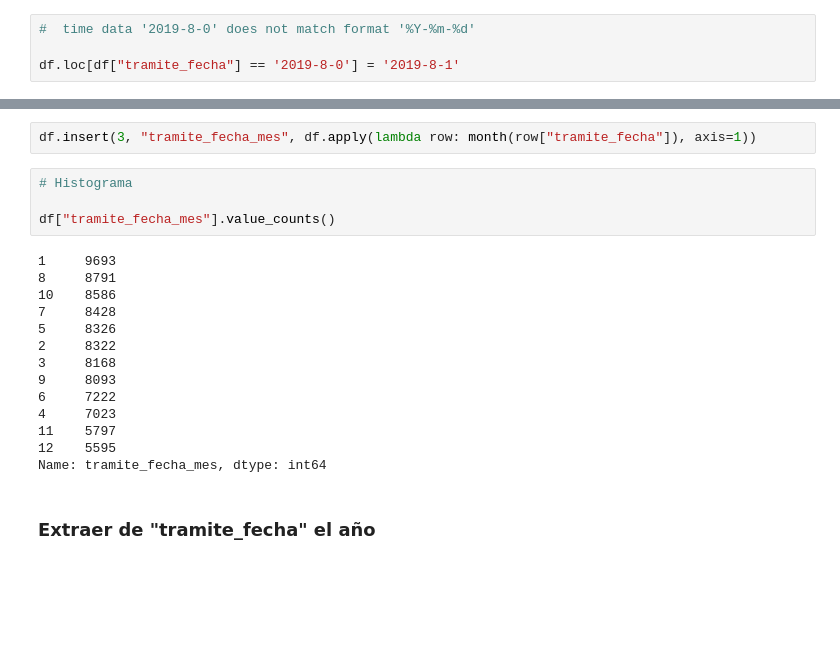
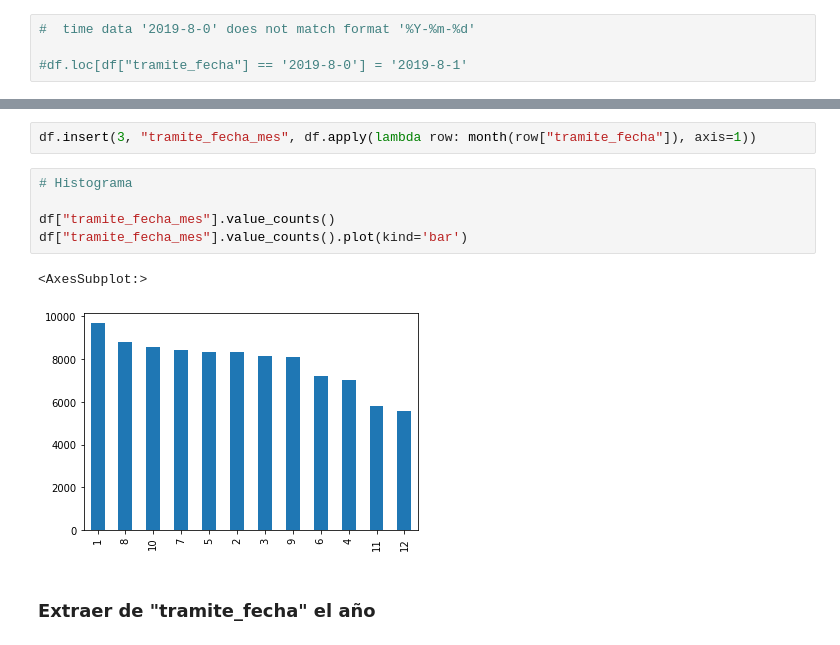
Before and after one commit to felixreyero/isi-tp-fin, a Jupyter notebook: ISI - Final.ipynb, the cells around one changed output, grey strips where cells are left out. Drawn from its saved outputs; the diff is of its cells as text; blank space fills up the shorter version.

```diff
--- a/ISI - Final.ipynb
+++ b/ISI - Final.ipynb
@@ -92,7 +92,7 @@ from datetime import datetime
 # %%
 #  time data '2019-8-0' does not match format '%Y-%m-%d'
 
-df.loc[df["tramite_fecha"] == '2019-8-0'] = '2019-8-1'
+#df.loc[df["tramite_fecha"] == '2019-8-0'] = '2019-8-1'
 # %% [markdown]
 ### Extraer de "tramite_fecha" el dia de la semana
 # %%
@@ -142,21 +142,11 @@ df.insert(3, "tramite_fecha_mes", df.apply(lambda row: month(row["tramite_fecha"
 # %%
 # Histograma
 
 df["tramite_fecha_mes"].value_counts()
+df["tramite_fecha_mes"].value_counts().plot(kind='bar')
 # %% [output]
-1     9693
-8     8791
-10    8586
-7     8428
-5     8326
-2     8322
-3     8168
-9     8093
-6     7222
-4     7023
-11    5797
-12    5595
-Name: tramite_fecha_mes, dtype: int64
+<AxesSubplot:>
+[figure, added]
 # %% [markdown]
 ### Extraer de "tramite_fecha" el año
 # %%
```
Also changed, not shown: parts of 2 cells of this notebook, 4 other files.
